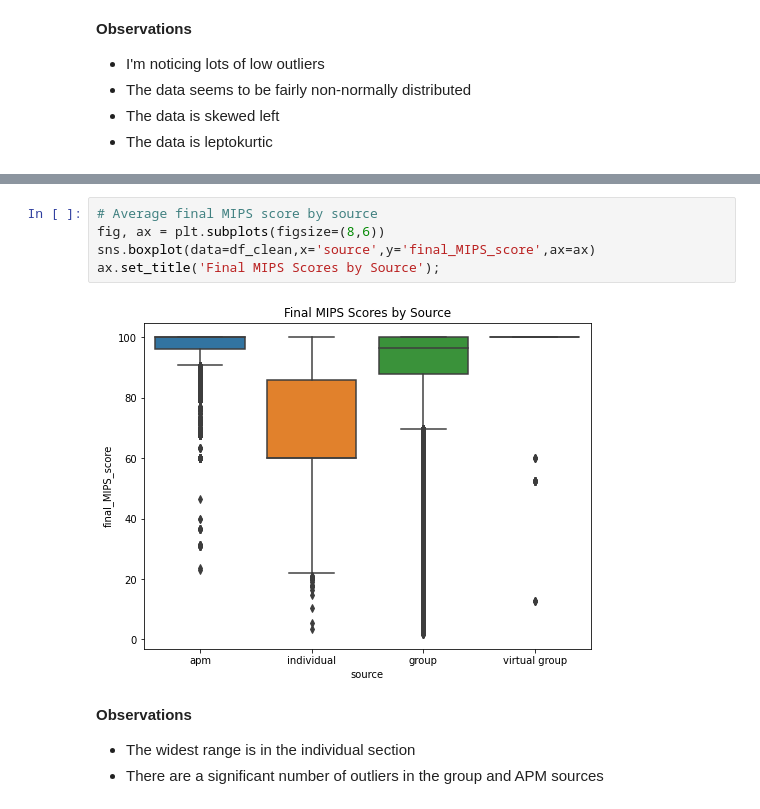
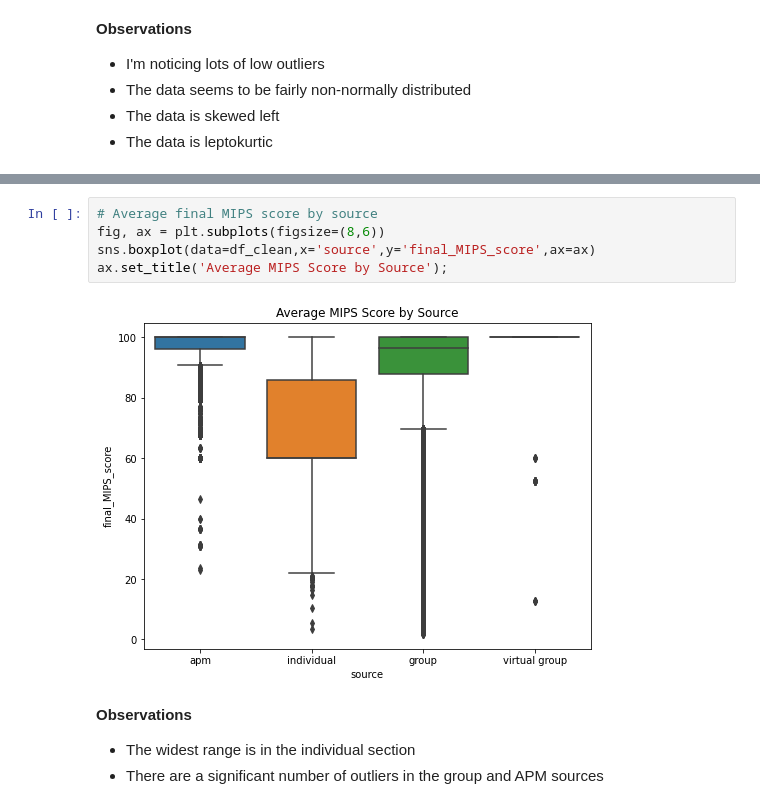
Before and after one commit to willmbennett/signal_processing_blog, a Jupyter notebook: index.ipynb, the cells around one changed output, grey strips where cells are left out. Drawn from its saved outputs; the diff is of its cells as text.

```diff
--- a/index.ipynb
+++ b/index.ipynb
@@ -167,10 +160,10 @@ Name: final_MIPS_score, dtype: int64
 # %%
 # Average final MIPS score by source
 fig, ax = plt.subplots(figsize=(8,6))
 sns.boxplot(data=df_clean,x='source',y='final_MIPS_score',ax=ax)
-ax.set_title('Final MIPS Scores by Source');
+ax.set_title('Average MIPS Score by Source');
 # %% [output]
-[figure, old version]
+[figure, new version]
 # %% [markdown]
 **Observations**
 - The widest range is in the individual section
```
Also changed, not shown: parts of 12 cells of this notebook.
